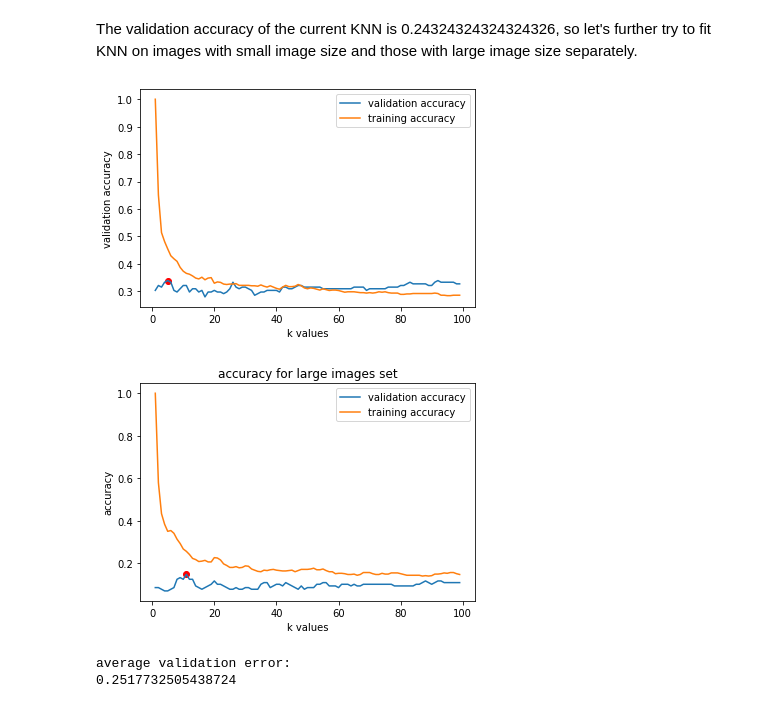
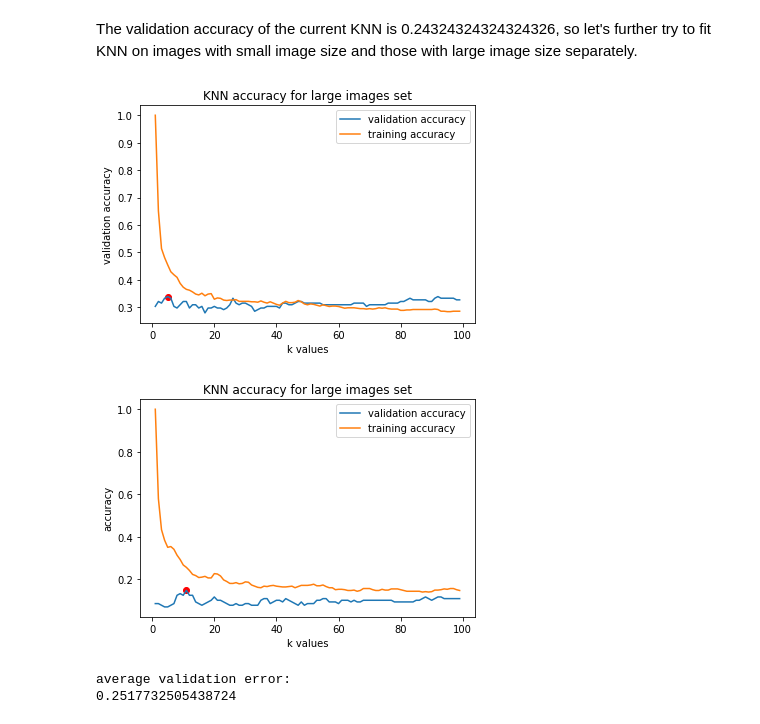
Before and after one commit to WesleyDeng1016/imageclassification, a Jupyter notebook: final_project/GradProject_NB3.ipynb, the cells around one changed output. Drawn from its saved outputs; the diff is of its cells as text; code cells hidden in the pictures.

```diff
--- a/final_project/GradProject_NB3.ipynb
+++ b/final_project/GradProject_NB3.ipynb
@@ -204,12 +204,13 @@ for n_neighbors in neighbors:
 # %%
 plt.plot(neighbors, vals_small, label='validation accuracy')
 plt.plot(neighbors, train_small, label='training accuracy')
 plt.scatter(neighbors[np.argmax(vals_small)], max(vals_small), color='r')
 plt.xlabel('k values')
 plt.legend()
-plt.ylabel('validation accuracy');
+plt.ylabel('validation accuracy')
+plt.title("KNN accuracy for large images set");
 # %% [output]
-[figure, old version]
+[figure, new version]
 # %%
 neighbors =range (1, 100)
 train_large=[]
@@ -227,9 +228,9 @@ plt.scatter(neighbors[np.argmax(vals_large)], max(vals_large), color='r')
 plt.xlabel('k values')
 plt.legend()
 plt.ylabel('accuracy')
-plt.title("accuracy for large images set");
+plt.title("KNN accuracy for large images set");
 # %% [output]
-[figure, old version]
+[figure, new version]
 # %%
 print("average validation error:")
 print((max(vals_small)*len(X_tr_sknn)+max(vals_large)*len(X_tr_lknn))/len(X_train))
```
Also changed, not shown: parts of 2 cells of this notebook.
